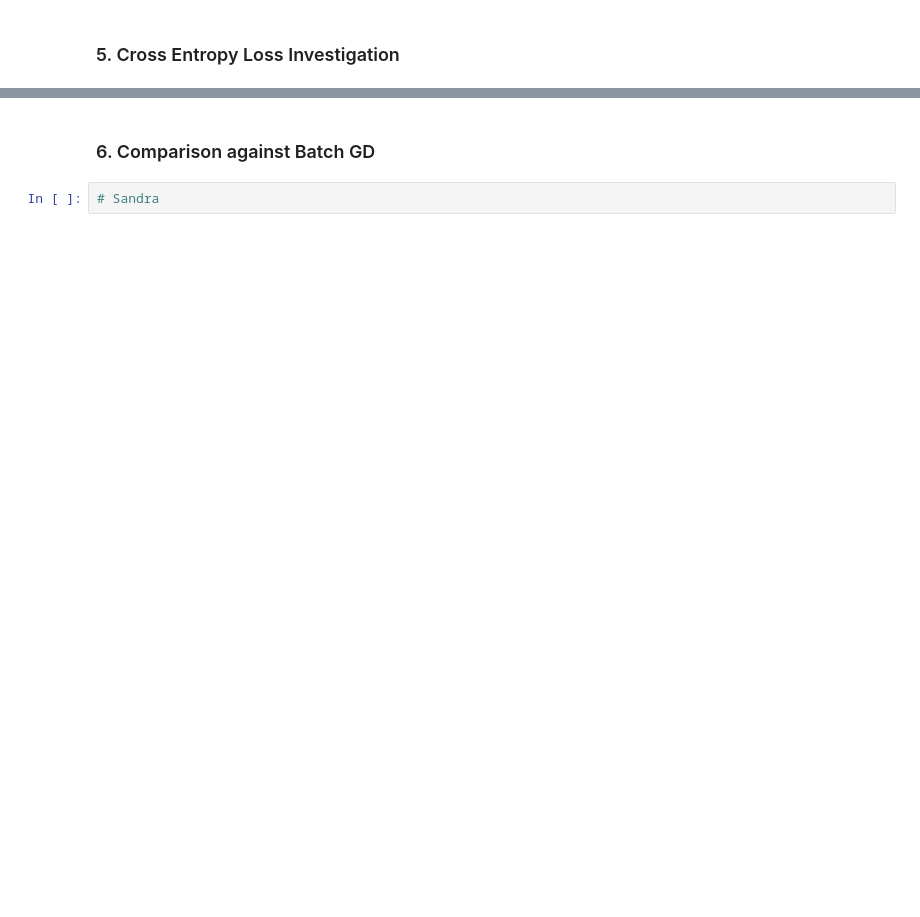
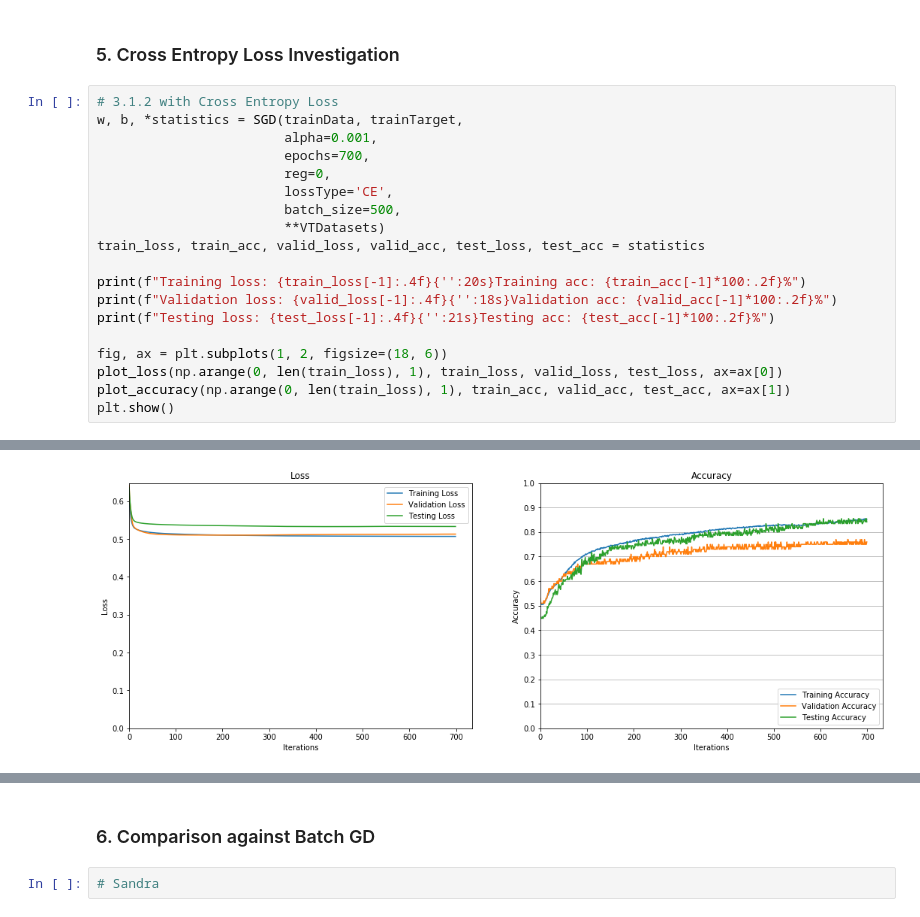
Before and after one commit to ekeilty17/ECE421-Assignments, a Jupyter notebook: A1/A1 WriteUp.ipynb, the cells around one changed output, grey strips where cells are left out. Cells and saved outputs as stored; diff of their text form; blank space fills up the shorter version.

```diff
--- a/A1/A1 WriteUp.ipynb
+++ b/A1/A1 WriteUp.ipynb
@@ -720,2 +810,22 @@ for beta1 in [0.95, 0.99]:
 # %% [markdown]
 ### 5. Cross Entropy Loss Investigation
+# %%
+# 3.1.2 with Cross Entropy Loss
+w, b, *statistics = SGD(trainData, trainTarget,
+                        alpha=0.001,
+                        epochs=700,
+                        reg=0,
+                        lossType='CE',
+                        batch_size=500,
+                        **VTDatasets)
+train_loss, train_acc, valid_loss, valid_acc, test_loss, test_acc = statistics
+
+print(f"Training loss: {train_loss[-1]:.4f}{'':20s}Training acc: {train_acc[-1]*100:.2f}%")
+print(f"Validation loss: {valid_loss[-1]:.4f}{'':18s}Validation acc: {valid_acc[-1]*100:.2f}%")
+print(f"Testing loss: {test_loss[-1]:.4f}{'':21s}Testing acc: {test_acc[-1]*100:.2f}%")
+
+fig, ax = plt.subplots(1, 2, figsize=(18, 6))
+plot_loss(np.arange(0, len(train_loss), 1), train_loss, valid_loss, test_loss, ax=ax[0])
+plot_accuracy(np.arange(0, len(train_loss), 1), train_acc, valid_acc, test_acc, ax=ax[1])
+plt.show()
+# %% [output]
@@ -722 +835,2 @@ for beta1 in [0.95, 0.99]:
+[figure, added]
 # %%
```
Also changed, not shown: parts of 15 cells of this notebook.
